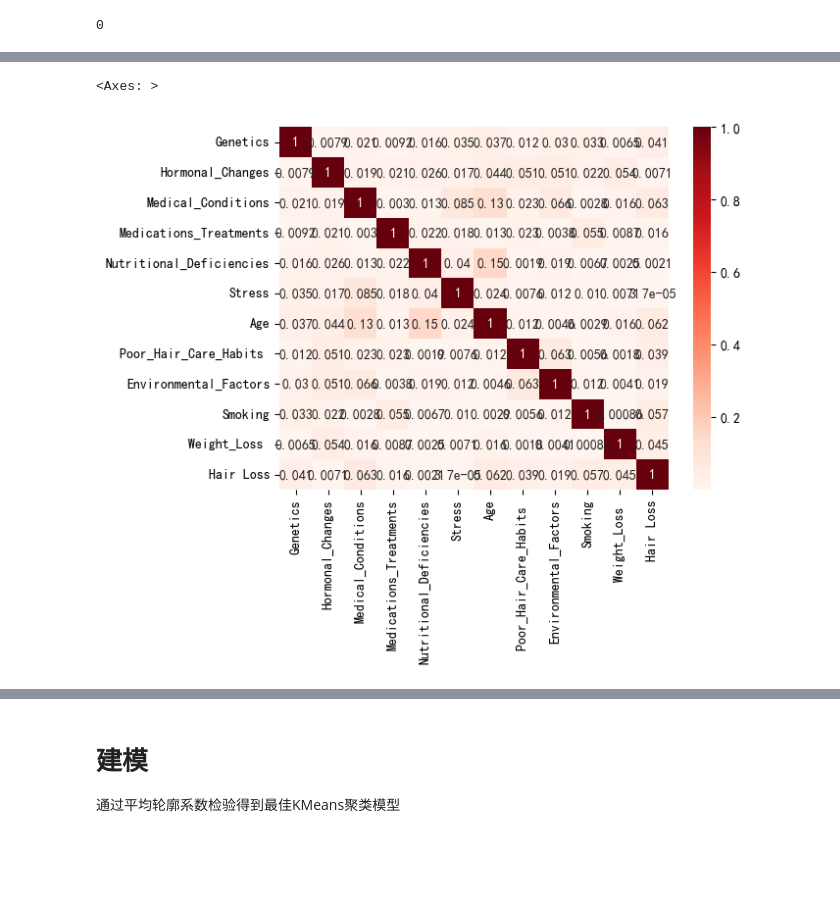
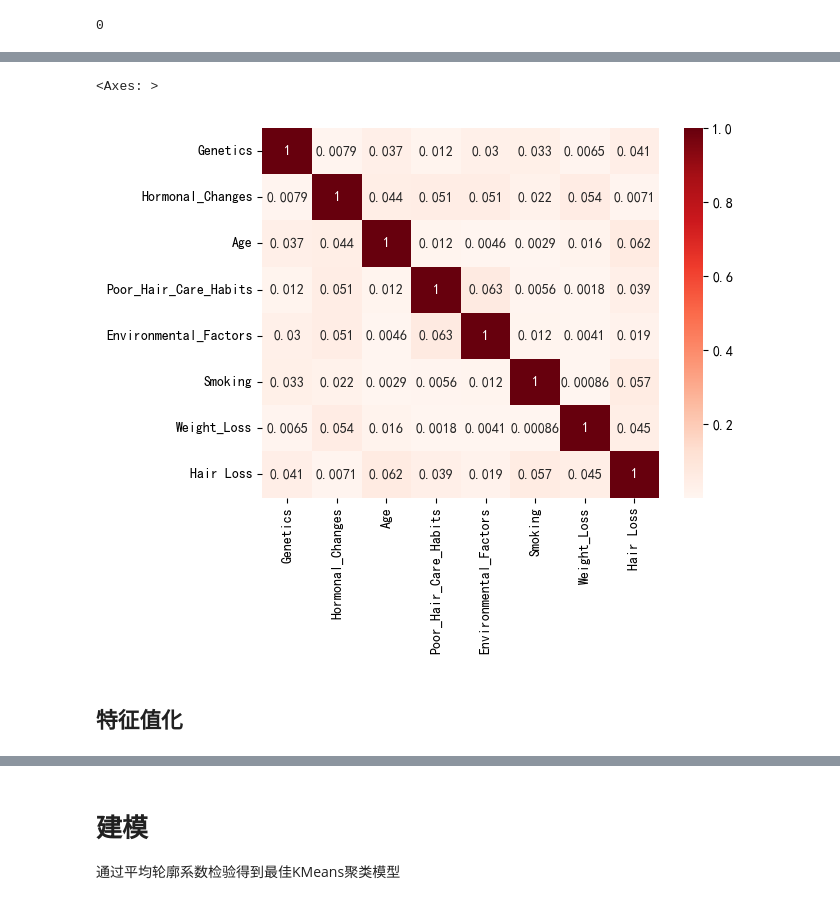
Before and after one commit to tr1912/AnalyzePractice, a Jupyter notebook: KMeans-Result.ipynb, the cells around one changed output, grey strips where cells are left out. Cells and saved outputs as stored; diff of their text form; code cells hidden in the pictures; blank space fills up the shorter version.

```diff
--- a/KMeans-Result.ipynb
+++ b/KMeans-Result.ipynb
@@ -136,7 +74,10 @@ dtype: bool
 # %%
 import seaborn as sns
-corr = op_data.corr().abs()
+normal_cols = ['Genetics','Hormonal_Changes','Age','Poor_Hair_Care_Habits','Environmental_Factors','Smoking','Weight_Loss','Hair Loss']
+corr = op_data[normal_cols].corr().abs()
 sns.heatmap(corr,cmap='Reds',annot=True)
 # %% [output]
 <Axes: >
-[figure, old version]
+[figure, new version]
+# %% [markdown]
+## 特征值化
```
Also changed, not shown: parts of 16 cells of this notebook, 2 other files.
